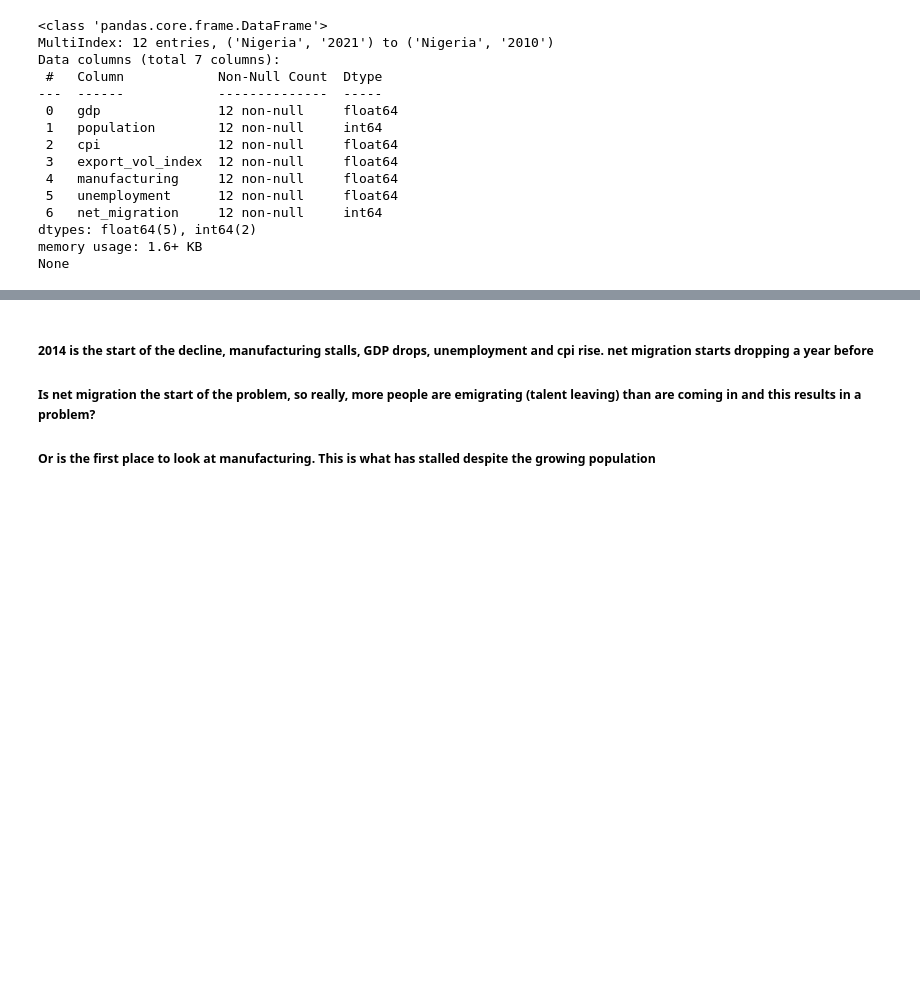
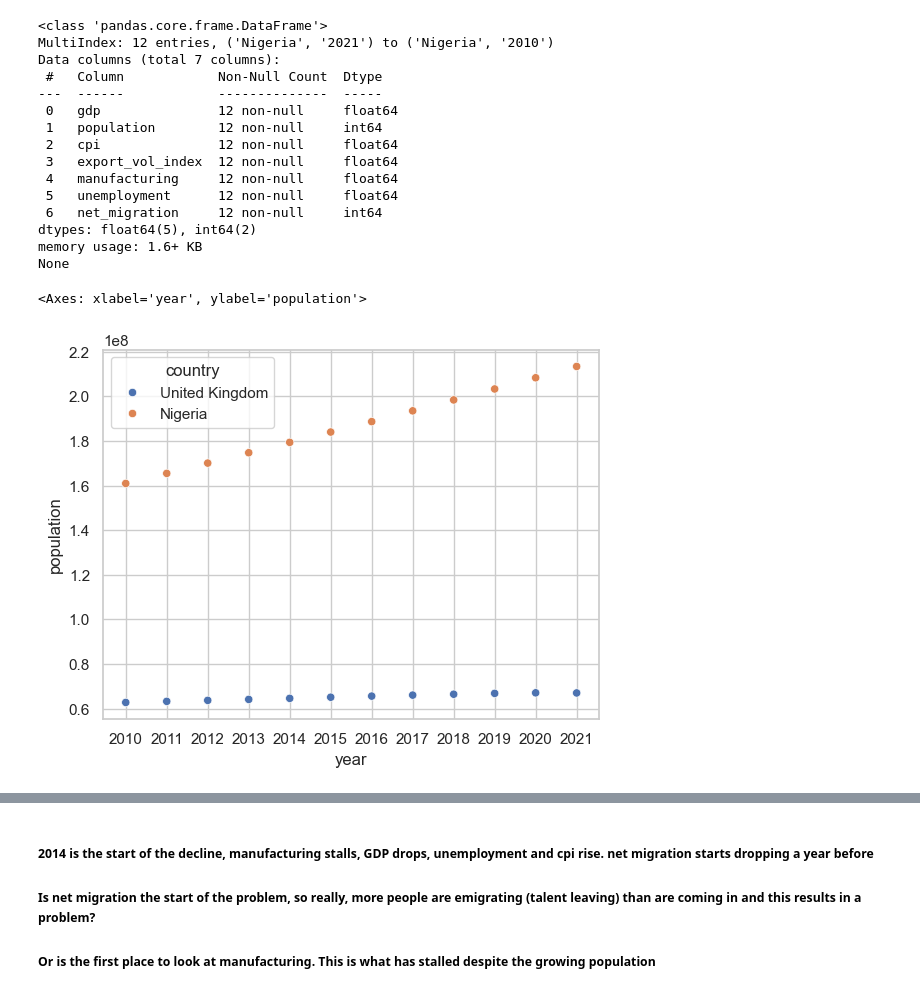
Before and after one commit to AngelitaDamola/exploration-journey, a Jupyter notebook: personal_project/explore_nigeria.ipynb, the cells around one changed output, grey strips where cells are left out. Drawn from its saved outputs; the diff is of its cells as text; code cells hidden in the pictures; blank space fills up the shorter version.

```diff
--- a/personal_project/explore_nigeria.ipynb
+++ b/personal_project/explore_nigeria.ipynb
@@ -109,6 +109,11 @@ memory usage: 1.6+ KB
 None
 # %%
 dat = dat.sort_values(by='year', ascending=True)
+# %%
+sns.scatterplot(data=dat, x="year", y="population", hue='country')
+# %% [output]
+<Axes: xlabel='year', ylabel='population'>
+[figure, added]
 # %%
 sns.set_theme(style="whitegrid") #setting the style
 f, ax = plt.subplots(3, 2, figsize=(10, 8)) #creating a figure with 6 (3X2) subplots
```
Also changed, not shown: parts of 2 cells of this notebook.
